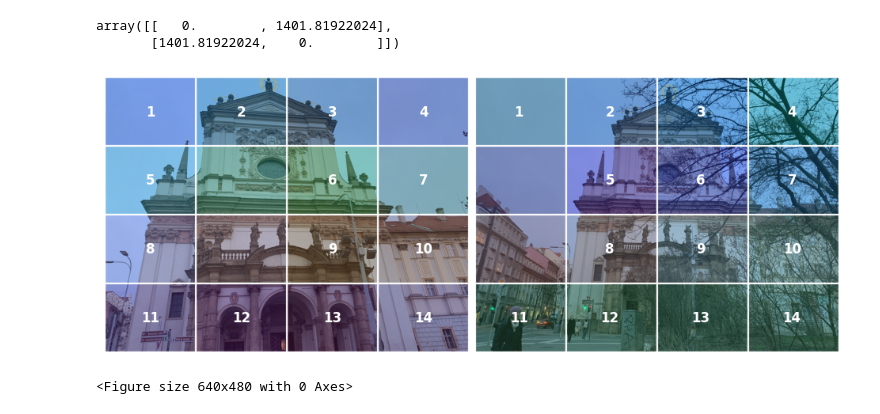
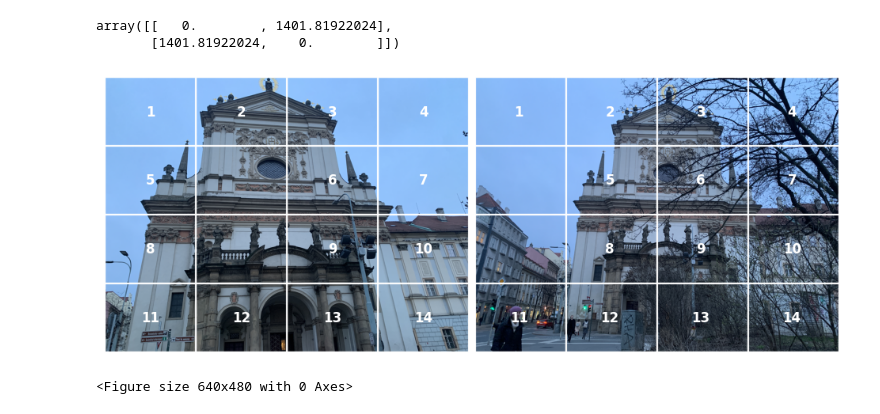
Before and after one commit to weitong8591/vop, a Jupyter notebook: demo.ipynb, the cells around one changed output. Cells and saved outputs as stored; diff of their text form; code cells hidden in the pictures.

```diff
--- a/demo.ipynb
+++ b/demo.ipynb
@@ -129,28 +132,19 @@ matches = update_matches_for_downsampled_grid(match_labels, (16, 16), (grid_rows
 # %%
 # visualize the matched patches
 descriptors1 = all_des[0]
-colors1 = precalculate_patch_colors(descriptors1)
-colors1 = downsample_descriptors(colors1, (16, 16), (grid_rows, grid_cols), "mean")
-
 descriptors2 = all_des[1]
-colors2 = precalculate_patch_colors(descriptors2)
-colors2 = downsample_descriptors(colors2, (16, 16), (grid_rows, grid_cols), "mean")
-
 # %%
 orientation = "horizontal"
-# Processed image with precalculated colors overlaid
-colored_image1 = overlay_colors_on_image(image1_plot, colors1, patch_height=patch_height, patch_width=patch_width, gap_size=0, alpha=0.3)
-colored_image2 = overlay_colors_on_image(image2_plot, colors2, patch_height=patch_height, patch_width=patch_width, gap_size=0, alpha=0.3)
 
 # Process images into patches with gaps
-processed_image1 = process_image_into_patches(colored_image1, patch_height, patch_width, gap_size)
-processed_image2 = process_image_into_patches(colored_image2, patch_height, patch_width, gap_size)
+processed_image1 = process_image_into_patches(image1_plot, patch_height, patch_width, gap_size)
+processed_image2 = process_image_into_patches(image2_plot, patch_height, patch_width, gap_size)
 
 # Create a composite image with a gap between the two processed images
 composite_image = create_composite_image(processed_image1, processed_image2, gap_between_images, orientation=orientation)
 
 # Draw connections between randomly selected patches
 draw_connections_with_numbers(composite_image, matches, patch_height, patch_width, gap_size, gap_between_images, 12, orientation=orientation)
 # %% [output]
-[figure, old version]
+[figure, new version]
 <Figure size 640x480 with 0 Axes>
```
Also changed, not shown: parts of 2 cells of this notebook, 6 other files.
